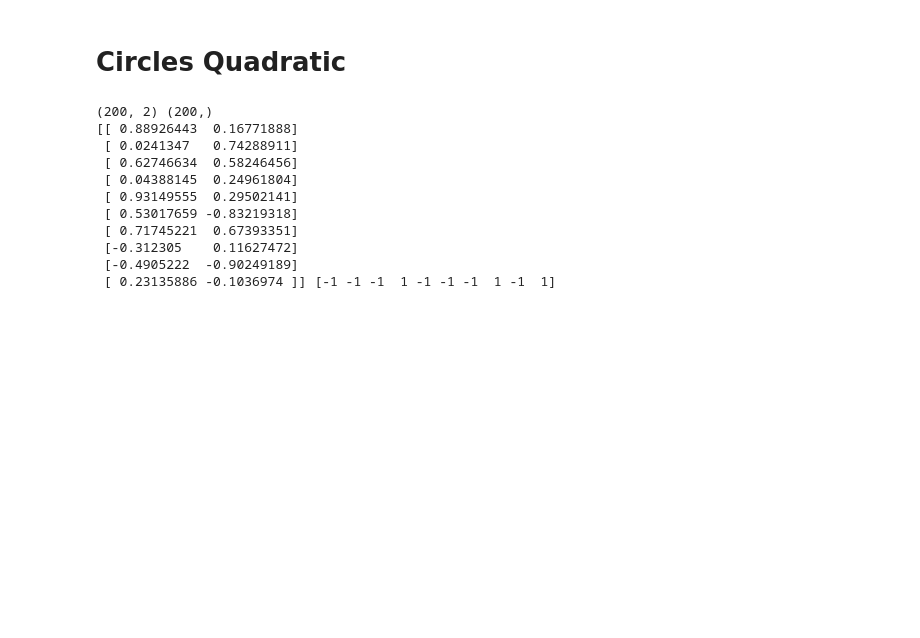
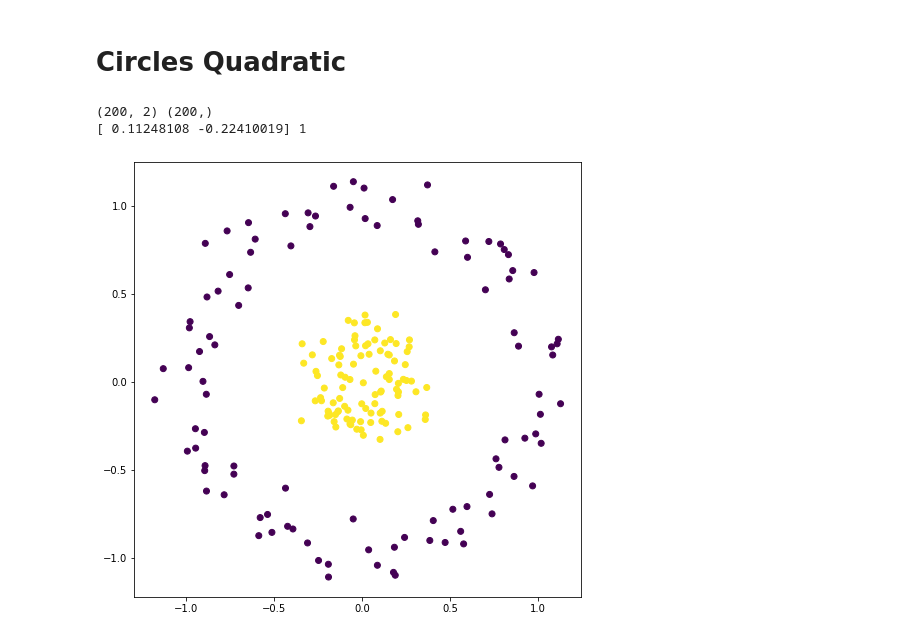
Before and after one commit to geoyee/MFlow, a Jupyter notebook: examples/e5_CirclesQuadratic.ipynb, the cells around one changed output. Cells and saved outputs as stored; diff of their text form; code cells hidden in the pictures; blank space fills up the shorter version.

```diff
--- a/examples/e5_CirclesQuadratic.ipynb
+++ b/examples/e5_CirclesQuadratic.ipynb
@@ -7,26 +7,19 @@ import sys
 sys.path.append("E:/dataFiles/github/MFlow")
 # %%
 # 数据生成
-import numpy as np
 from sklearn.datasets import make_circles
+from mflow import utils
 
 # 加载同心圆数据
 xs, ys = make_circles(200, noise=0.1, factor=0.2)
-ys = 2 * ys - 1  # 0/1转换为-1/1
+ys = ys * 2 - 1  # 0/1转换为-1/1
 
 print(xs.shape, ys.shape)
-print(xs[:10], ys[:10])
+print(xs[0], ys[0])
+utils.drawXYDatas(xs, ys)
 # %% [output]
 (200, 2) (200,)
-[[ 0.88926443  0.16771888]
- [ 0.0241347   0.74288911]
- [ 0.62746634  0.58246456]
- [ 0.04388145  0.24961804]
- [ 0.93149555  0.29502141]
- [ 0.53017659 -0.83219318]
- [ 0.71745221  0.67393351]
- [-0.312305    0.11627472]
- [-0.4905222  -0.90249189]
- [ 0.23135886 -0.1036974 ]] [-1 -1 -1  1 -1 -1 -1  1 -1  1]
+[ 0.11248108 -0.22410019] 1
+[figure, added]
 # %%
 # 训练
```
Also changed, not shown: parts of 1 cell of this notebook, 16 other files.
